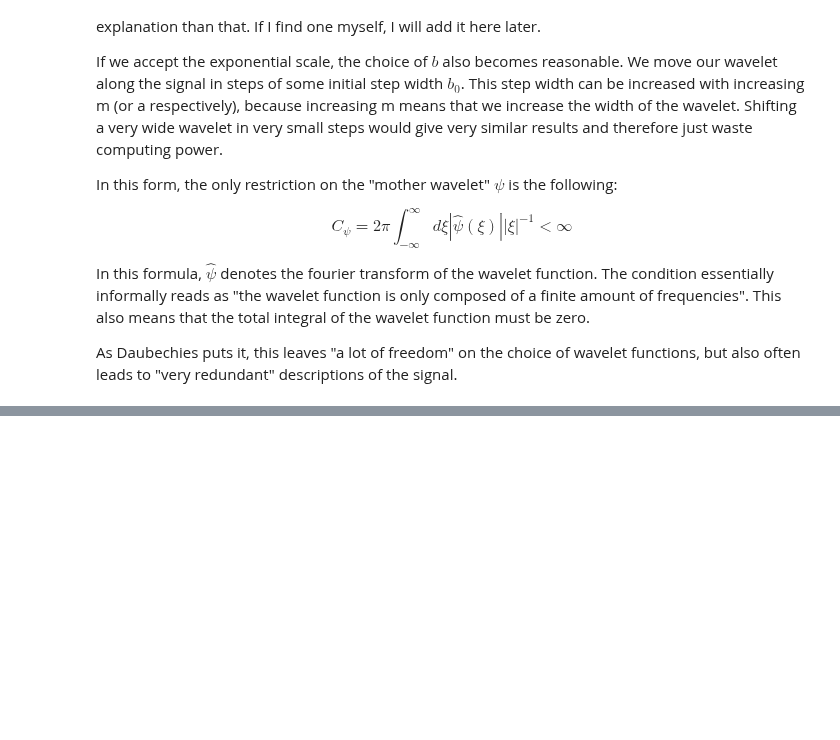
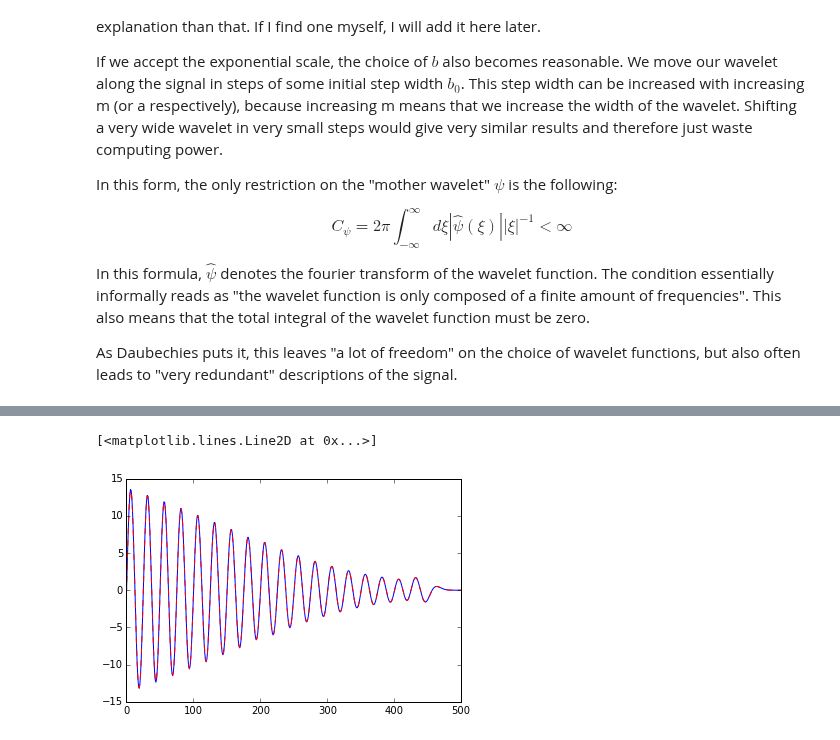
Before and after one commit to CSchoel/learn-wavelets, a Jupyter notebook: wavelet-introduction.ipynb, the cells around one changed output, grey strips where cells are left out. Drawn from its saved outputs; the diff is of its cells as text; code cells hidden in the pictures; blank space fills up the shorter version.

```diff
--- a/wavelet-introduction.ipynb
+++ b/wavelet-introduction.ipynb
@@ -344,0 +370,18 @@ As Daubechies puts it, this leaves "a lot of freedom" on the choice of wavelet f
+# %%
+def twav_mn(f, psi, m, n):
+    f_scaled = f[::2**m]
+    # we have 2 scaling factors: 2**(-m/2.0) from the formula and 2**m from our step length
+    # => total scaling factor is 2**(-m/2.0) * 2**m = 2 ** (m - m/2.0) = 2**(m/2.0)
+    return 2**(m/2.0) * np.sum(f_scaled[n:n+len(psi)] * psi)
+
+def twav_mn_naive(f, psi, m, n):
+    pmn = psi_mn(psi, m, n)
+    return 2**(-m/2.0) * np.sum(f[:len(pmn)] * pmn)
+
+m = 3
+ns = np.arange(1000,1500)
+plt.plot([twav_mn(audio, psi, m, n) for n in ns])
+plt.plot([twav_mn_naive(audio, psi, m, n) for n in ns], "r--")
+# %% [output]
+[<matplotlib.lines.Line2D at 0x...>]
+[figure, added]
```
Also changed, not shown: parts of 1 cell of this notebook.
